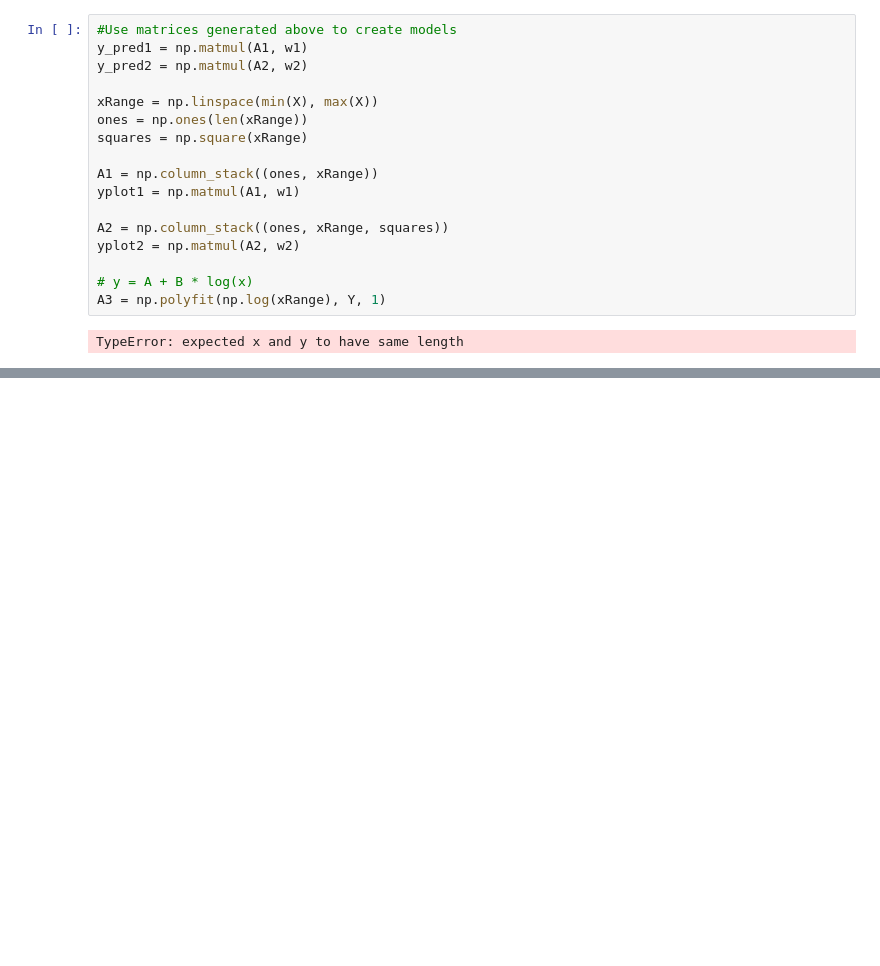
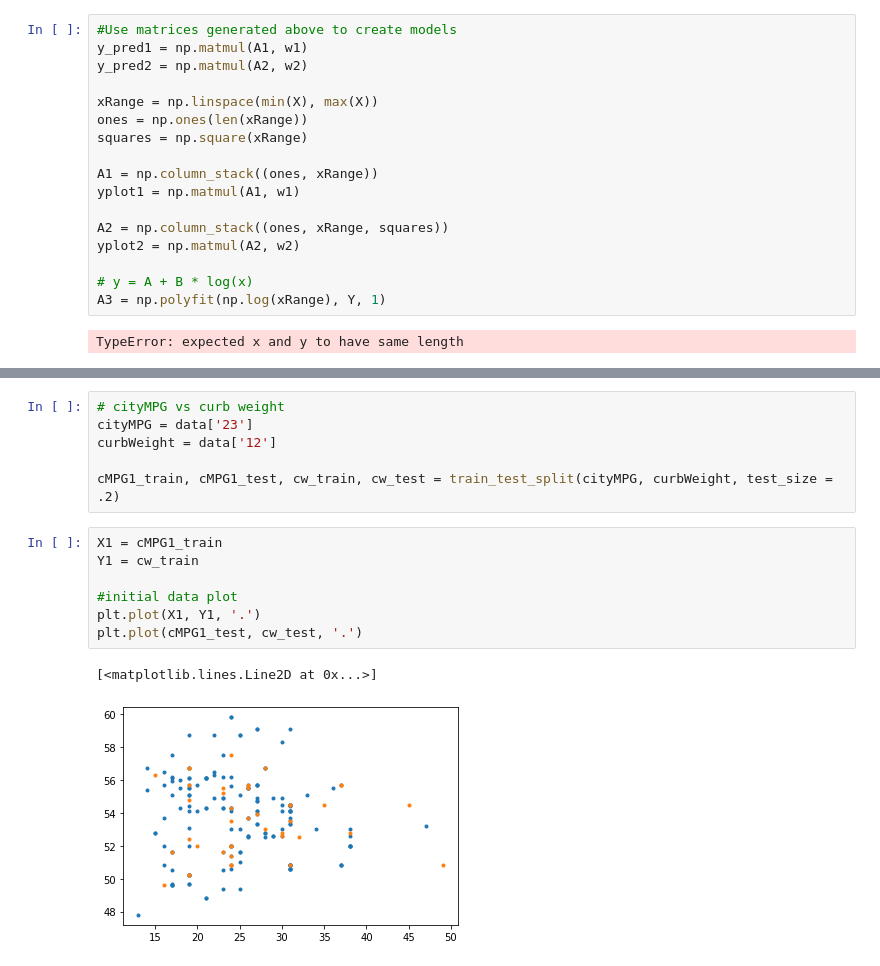
Before and after one commit to Dagaril/COGS109_FinalAssignment, a Jupyter notebook: Code.ipynb, the cells around one changed output, grey strips where cells are left out. Saved outputs shown, nothing was run; the diff lists cells and outputs as text; blank space fills up the shorter version.

```diff
--- a/Code.ipynb
+++ b/Code.ipynb
@@ -102,0 +87,16 @@ print('Linear SSE:', SSELinear, '\nQuadratic SSE:', SSEQuad)
+# %%
+# cityMPG vs curb weight
+cityMPG = data['23']
+curbWeight = data['12']
+
+cMPG1_train, cMPG1_test, cw_train, cw_test = train_test_split(cityMPG, curbWeight, test_size = .2)
+# %%
+X1 = cMPG1_train
+Y1 = cw_train
+
+#initial data plot
+plt.plot(X1, Y1, '.')
+plt.plot(cMPG1_test, cw_test, '.')
+# %% [output]
+[<matplotlib.lines.Line2D at 0x...>]
+[figure, added]
```
Also changed, not shown: parts of 7 cells of this notebook, 1 other file.
